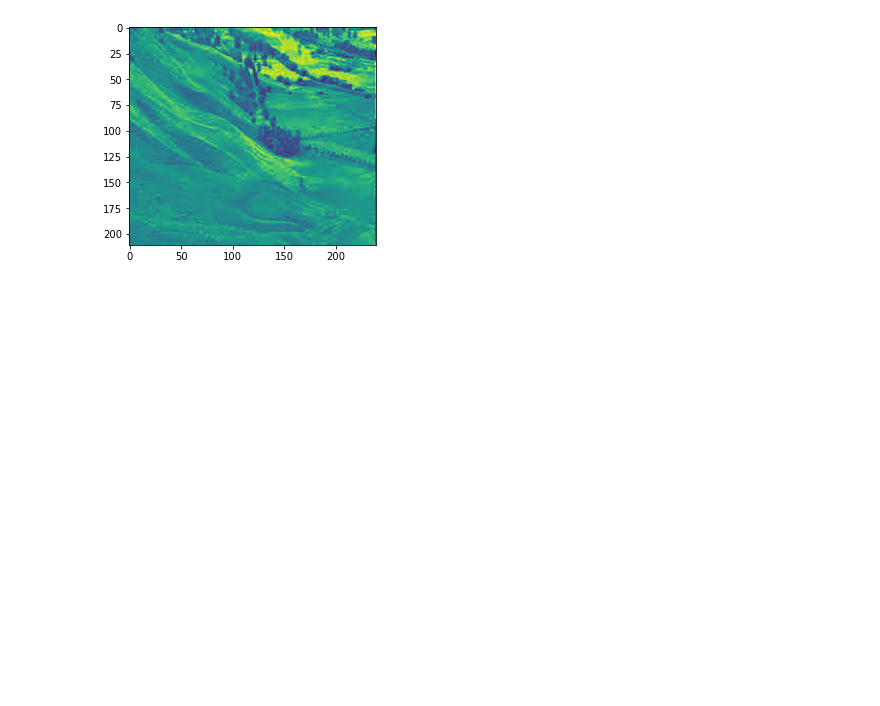
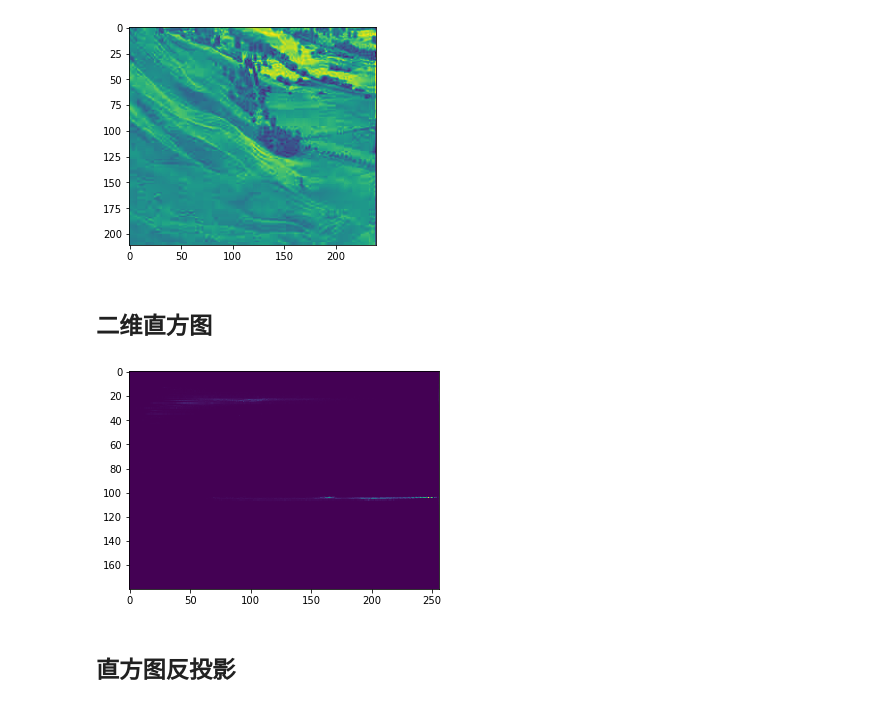
Before and after one commit to ghcn345/OpenCV, a Jupyter notebook: 4-图像处理.ipynb, the cells around one changed output. Saved outputs shown, nothing was run; the diff lists cells and outputs as text; code cells hidden in the pictures; blank space fills up the shorter version.

Commit message:
hist projection

```diff
--- a/4-图像处理.ipynb
+++ b/4-图像处理.ipynb
@@ -805,3 +805,5 @@ plt.imshow(cl1)
 # %% [output]
 <matplotlib.image.AxesImage at 0x...>
 [figure]
+# %% [markdown]
+## 二维直方图
@@ -807,0 +823,12 @@ plt.imshow(cl1)
+# %%
+# 绘制二维直方图
+
+img = cv.imread('home.jpg')
+hsv = cv.cvtColor(img,cv.COLOR_BGR2HSV)
+hist = cv.calcHist( [hsv], [0, 1], None, [180, 256], [0, 180, 0, 256] )
+plt.imshow(hist,interpolation = 'nearest')
+plt.show()
+# %% [output]
+[figure, added]
+# %% [markdown]
+## 直方图反投影
```
Also changed, not shown: parts of 8 cells of this notebook.
